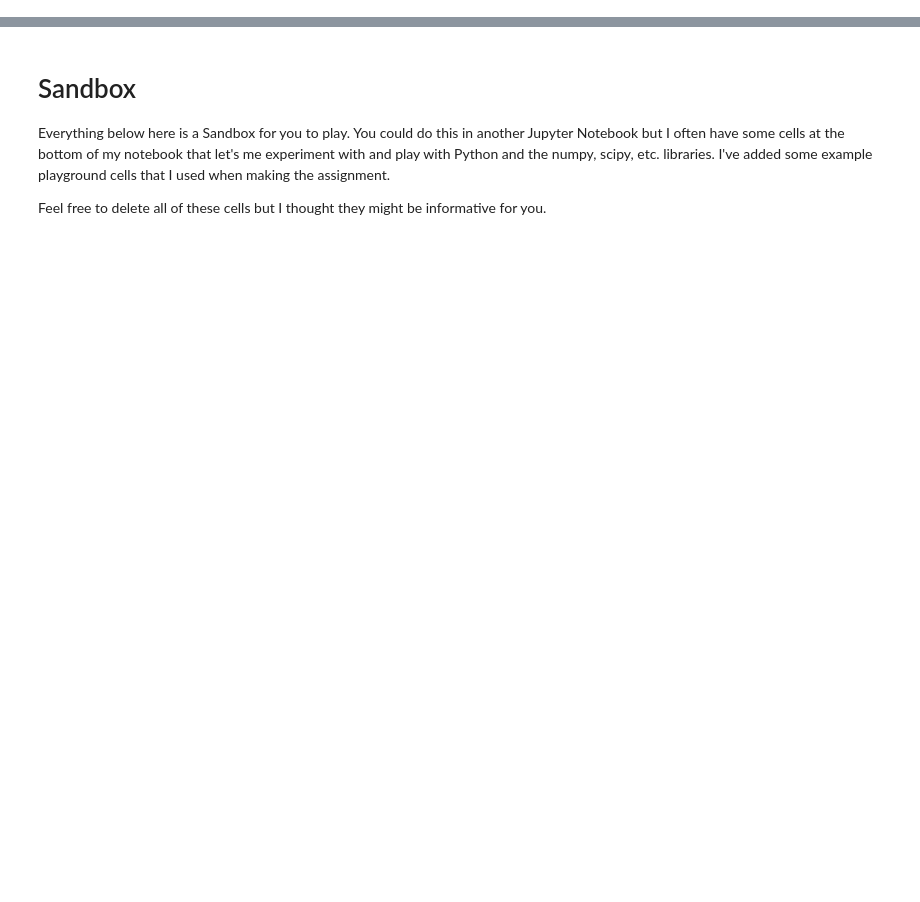
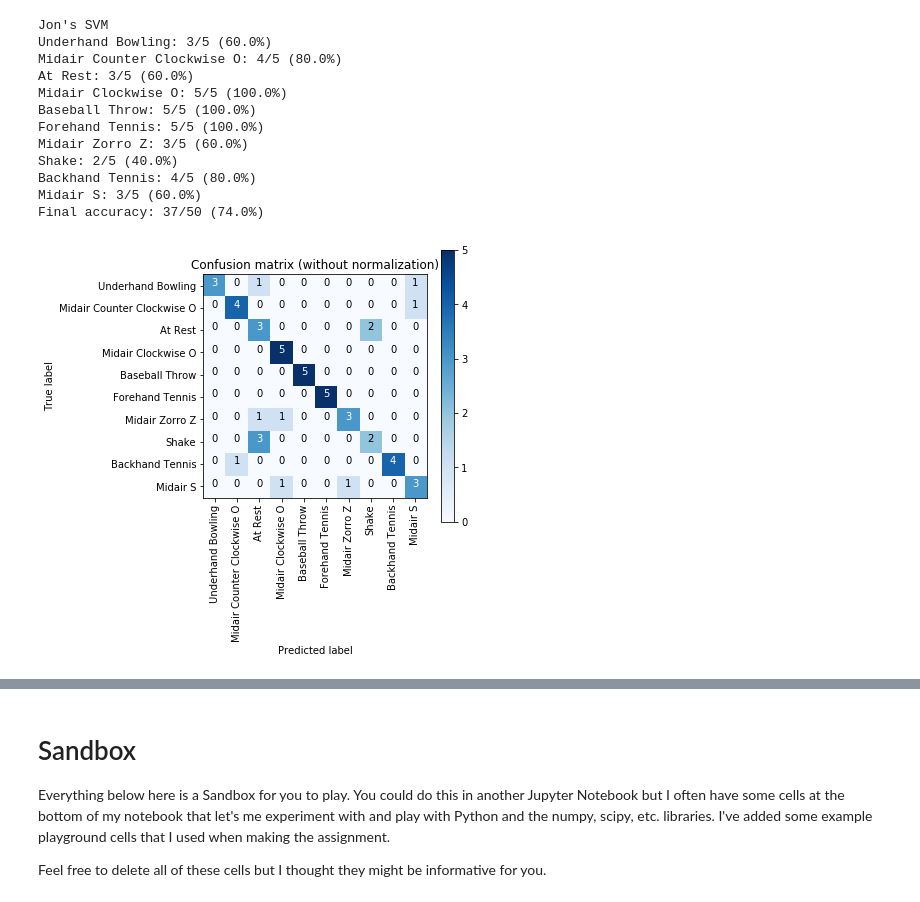
Before and after one commit to cynthisl/ubicomp, a Jupyter notebook: gesture/Gesture Recognizer.ipynb, the cells around one changed output, grey strips where cells are left out. Saved outputs shown, nothing was run; the diff lists cells and outputs as text; code cells hidden in the pictures; blank space fills up the shorter version.

```diff
--- a/gesture/Gesture Recognizer.ipynb
+++ b/gesture/Gesture Recognizer.ipynb
@@ -754,0 +770,21 @@ makeConfusionMatrix(jon_sm_analysis)
+# %%
+# Run SVM on Jon's Data
+
+print("Jon's SVM")
+jon_svm_analyses = runSVM(jonTrials, jon_folds)
+printAnalysis(jon_svm_analyses)
+makeConfusionMatrix(jon_svm_analyses)
+# %% [output]
+Jon's SVM
+Underhand Bowling: 3/5 (60.0%)
+Midair Counter Clockwise O: 4/5 (80.0%)
+At Rest: 3/5 (60.0%)
+Midair Clockwise O: 5/5 (100.0%)
+Baseball Throw: 5/5 (100.0%)
+Forehand Tennis: 5/5 (100.0%)
+Midair Zorro Z: 3/5 (60.0%)
+Shake: 2/5 (40.0%)
+Backhand Tennis: 4/5 (80.0%)
+Midair S: 3/5 (60.0%)
+Final accuracy: 37/50 (74.0%)
+[figure, added]
```
Also changed, not shown: parts of 26 cells of this notebook.
